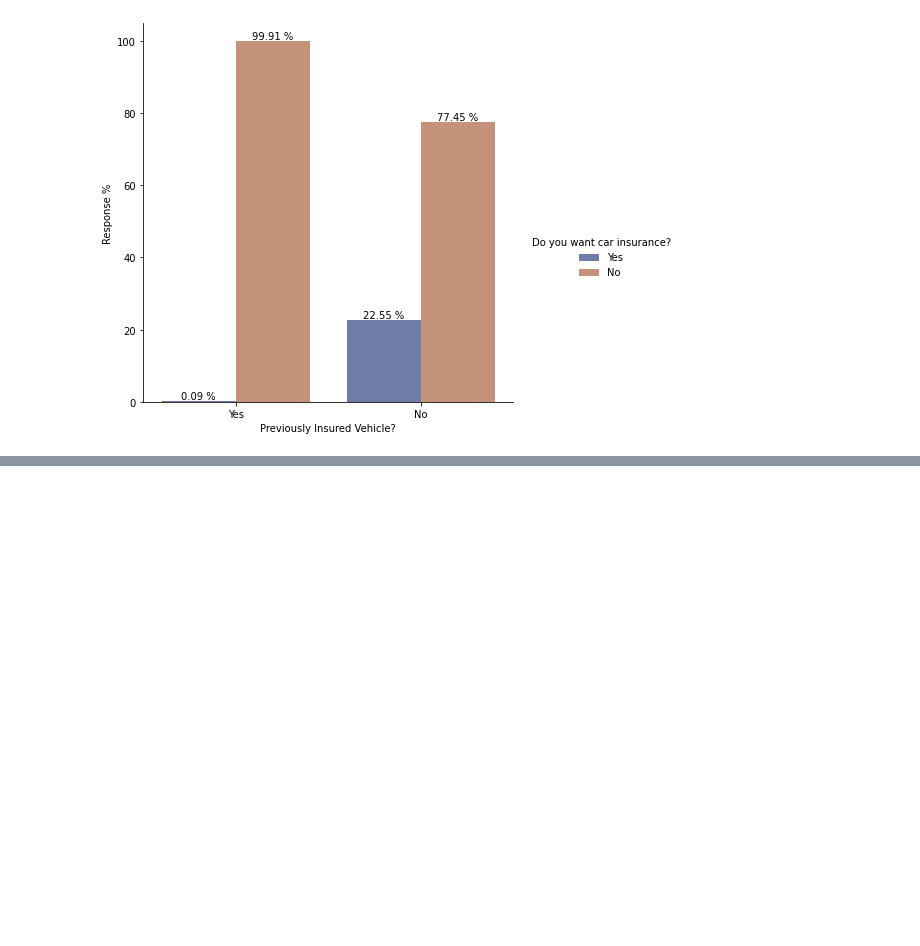
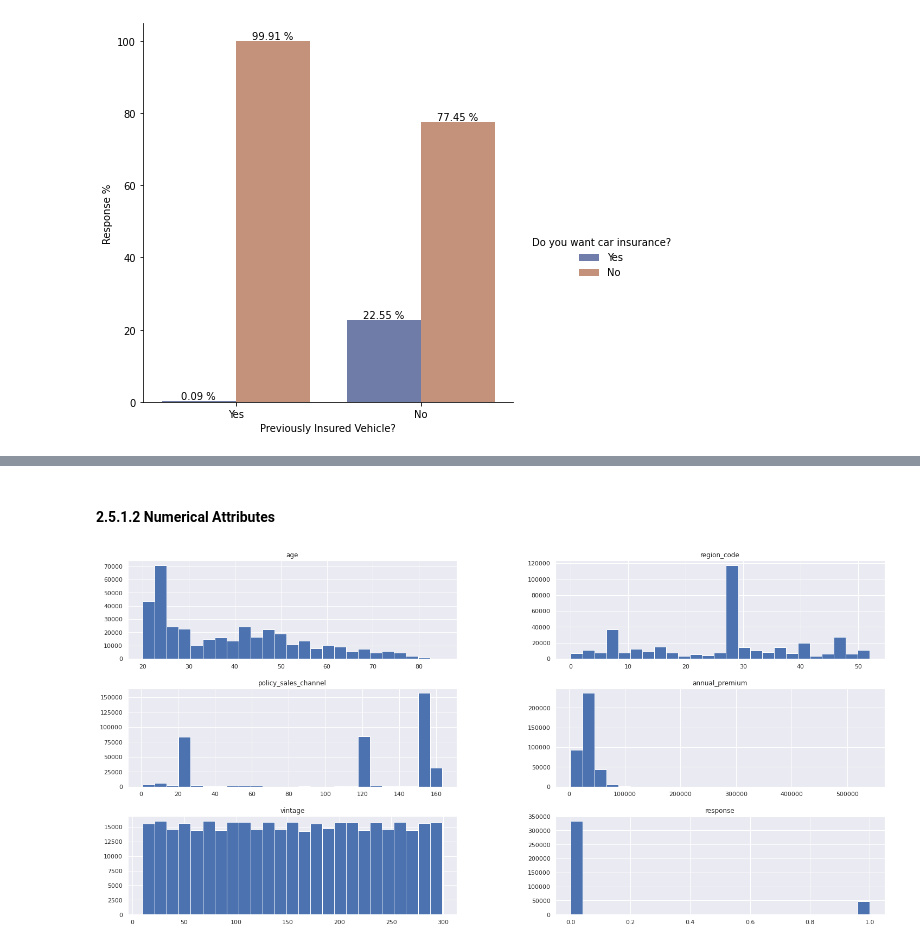
Before and after one commit to joaomj/health_insurance_cross_sell, a Jupyter notebook: health_insurance_cross-sell/notebooks/eda.ipynb, the cells around one changed output, grey strips where cells are left out. Cells and saved outputs as stored; diff of their text form; code cells hidden in the pictures; blank space fills up the shorter version.

```diff
--- a/health_insurance_cross-sell/notebooks/eda.ipynb
+++ b/health_insurance_cross-sell/notebooks/eda.ipynb
@@ -346,0 +451,6 @@ for container in ax.containers:
+# %% [markdown]
+#### 2.5.1.2 Numerical Attributes
+# %%
+num_att.hist(bins=25);
+# %% [output]
+[figure, added]
```
Also changed, not shown: parts of 14 cells of this notebook.
